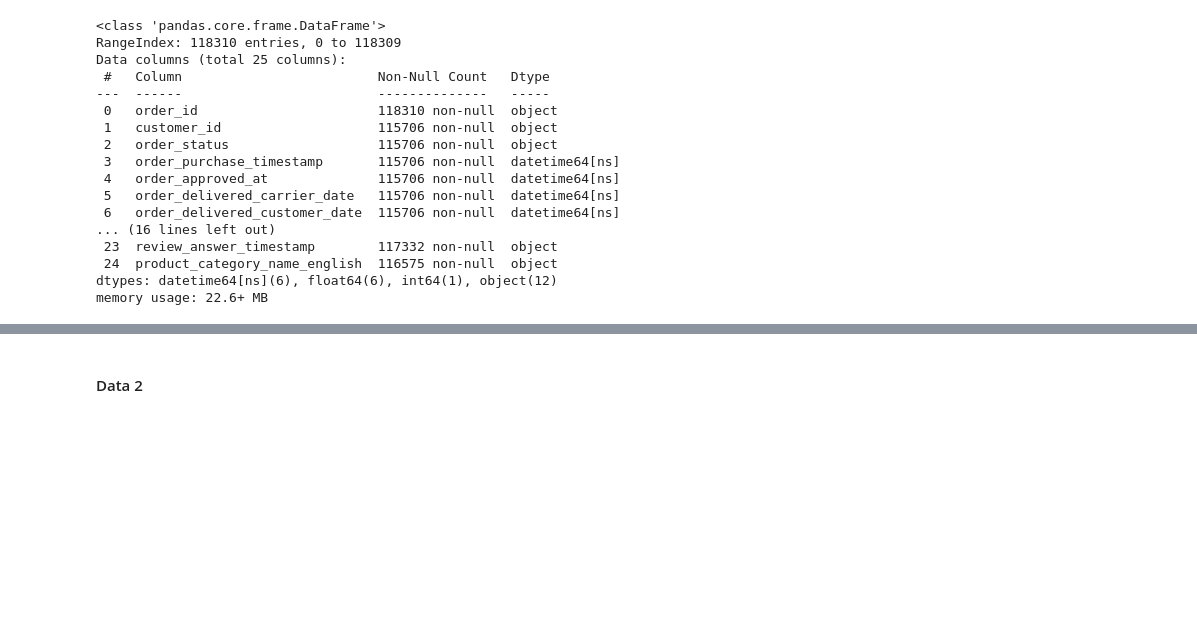
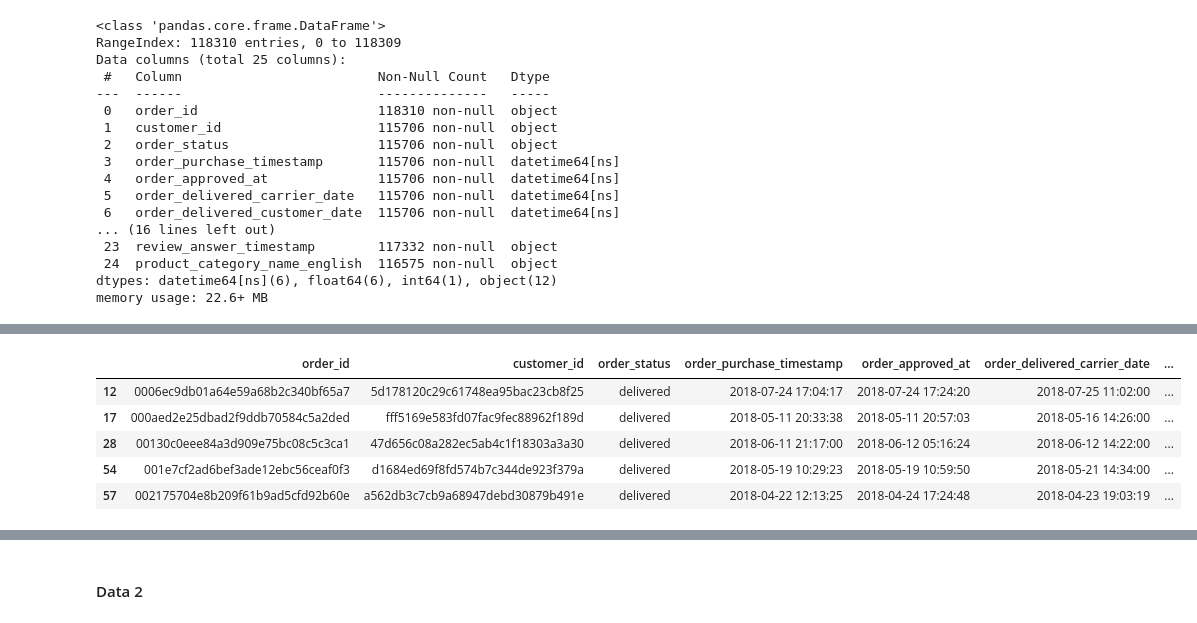
Before and after one commit to Sulbae/Fundamental-Analisis-Data, a Jupyter notebook: Proyek_Analisis_Data_Anggun-Sulis-Setyawan.ipynb, the cells around one changed output, grey strips where cells are left out. Saved outputs shown, nothing was run; the diff lists cells and outputs as text; code cells hidden in the pictures; blank space fills up the shorter version.

```diff
--- a/Proyek_Analisis_Data_Anggun-Sulis-Setyawan.ipynb
+++ b/Proyek_Analisis_Data_Anggun-Sulis-Setyawan.ipynb
@@ -1112,14 +1120,14 @@ Passing `palette` without assigning `hue` is deprecated and will be removed in v
 #### Data 1
 # %%
 # Merge 1
-all_data_df = pd.merge(
+sales_data_df = pd.merge(
     left=orders_df,
     right=order_items_df,
     on='order_id',
     how='right'
 )
 
-all_data_df.info()
+sales_data_df.info()
 # %% [output]
 <class 'pandas.core.frame.DataFrame'>
 RangeIndex: 112650 entries, 0 to 112649
@@ -1196,14 +1204,14 @@ dtypes: datetime64[ns](6), float64(6), int64(1), object(11)
 memory usage: 21.7+ MB
 # %%
 # Merge 4
-all_data_df = pd.merge(
-    left=all_data_df,
+sales_data_df = pd.merge(
+    left=sales_data_df,
     right=products_eng_df,
     on='product_id',
     how='left'
 )
 
-all_data_df.info()
+sales_data_df.info()
 # %% [output]
 <class 'pandas.core.frame.DataFrame'>
 RangeIndex: 118310 entries, 0 to 118309
@@ -1224,0 +1257,10 @@ memory usage: 22.6+ MB
+# %%
+# missing values handling
+sales_data_df.dropna(inplace=True)
+
+print("Missing Values: ", sales_data_df.isnull().sum().sum())
+
+# drop duplikasi data
+sales_data_df.drop_duplicates(inplace=True)
+
+print("Duplikasi data: ", sales_data_df.duplicated().sum())
@@ -1224,0 +1291,32 @@ memory usage: 22.6+ MB
+# %%
+# Feature Selection
+sales_data_df = sales_data_df[[
+    'order_id',
+    'customer_id',
+    'order_status',
+    'order_purchase_timestamp',
+    'order_approved_at',
+    'order_delivered_carrier_date',
+    'order_delivered_customer_date',
+    'order_estimated_delivery_date',
+    'order_item_id',
+    'product_id',
+    'seller_id',
+    'shipping_limit_date',
+    'price',
+    'freight_value',
+    'payment_type',
+    'payment_value',
+    'product_category_name_english',
+    'review_id',
+    'review_score'
+]]
+
+sales_data_df.head()
+# %% [output]
+|  | order_id | customer_id | order_status | order_purchase_timestamp | order_approved_at | order_delivered_carrier_date | ... |
+| 12 | 0006ec9db01a64e59a68b2c340bf65a7 | 5d178120c29c61748ea95bac23cb8f25 | delivered | 2018-07-24 17:04:17 | 2018-07-24 17:24:20 | 2018-07-25 11:02:00 | ... |
+| 17 | 000aed2e25dbad2f9ddb70584c5a2ded | fff5169e583fd07fac9fec88962f189d | delivered | 2018-05-11 20:33:38 | 2018-05-11 20:57:03 | 2018-05-16 14:26:00 | ... |
+| 28 | 00130c0eee84a3d909e75bc08c5c3ca1 | 47d656c08a282ec5ab4c1f18303a3a30 | delivered | 2018-06-11 21:17:00 | 2018-06-12 05:16:24 | 2018-06-12 14:22:00 | ... |
+| 54 | 001e7cf2ad6bef3ade12ebc56ceaf0f3 | d1684ed69f8fd574b7c344de923f379a | delivered | 2018-05-19 10:29:23 | 2018-05-19 10:59:50 | 2018-05-21 14:34:00 | ... |
+| 57 | 002175704e8b209f61b9ad5cfd92b60e | a562db3c7cb9a68947debd30879b491e | delivered | 2018-04-22 12:13:25 | 2018-04-24 17:24:48 | 2018-04-23 19:03:19 | ... |
```
Also changed, not shown: parts of 37 cells of this notebook, 1 other file.
